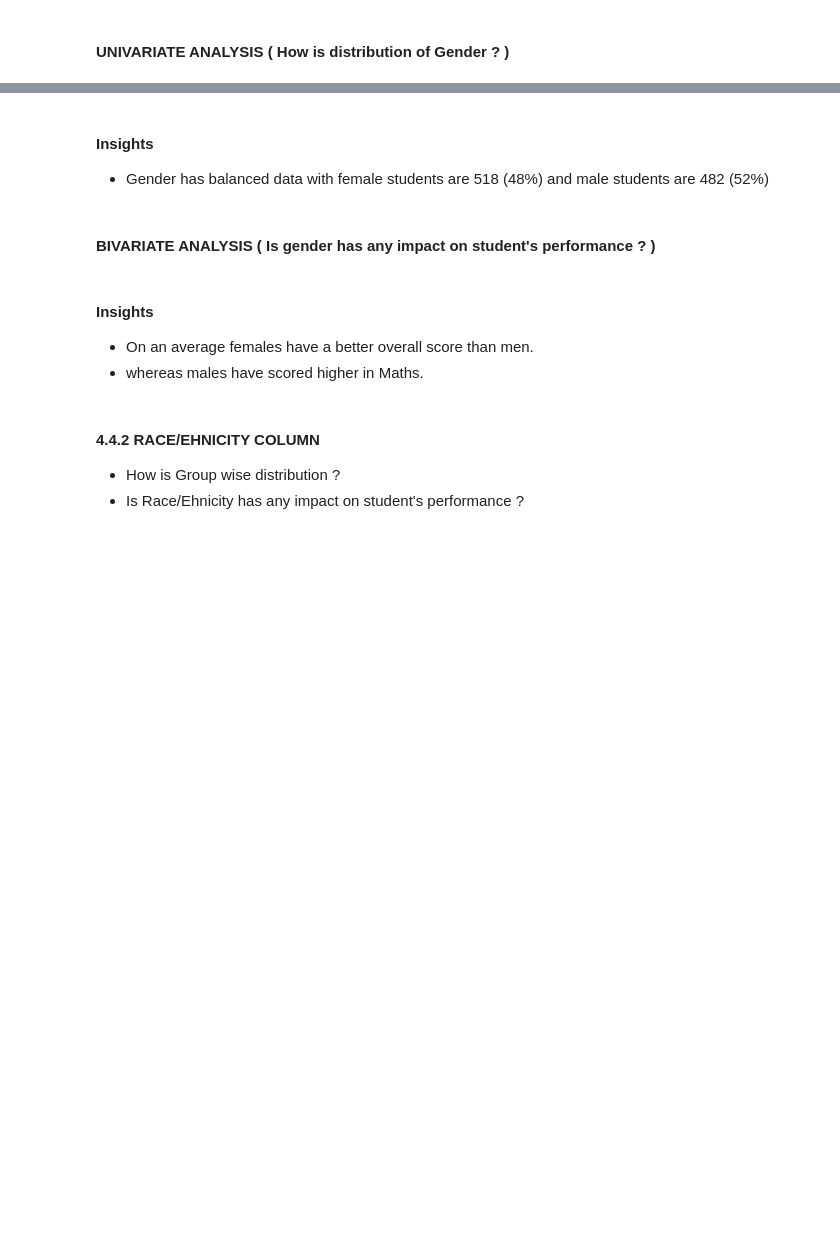
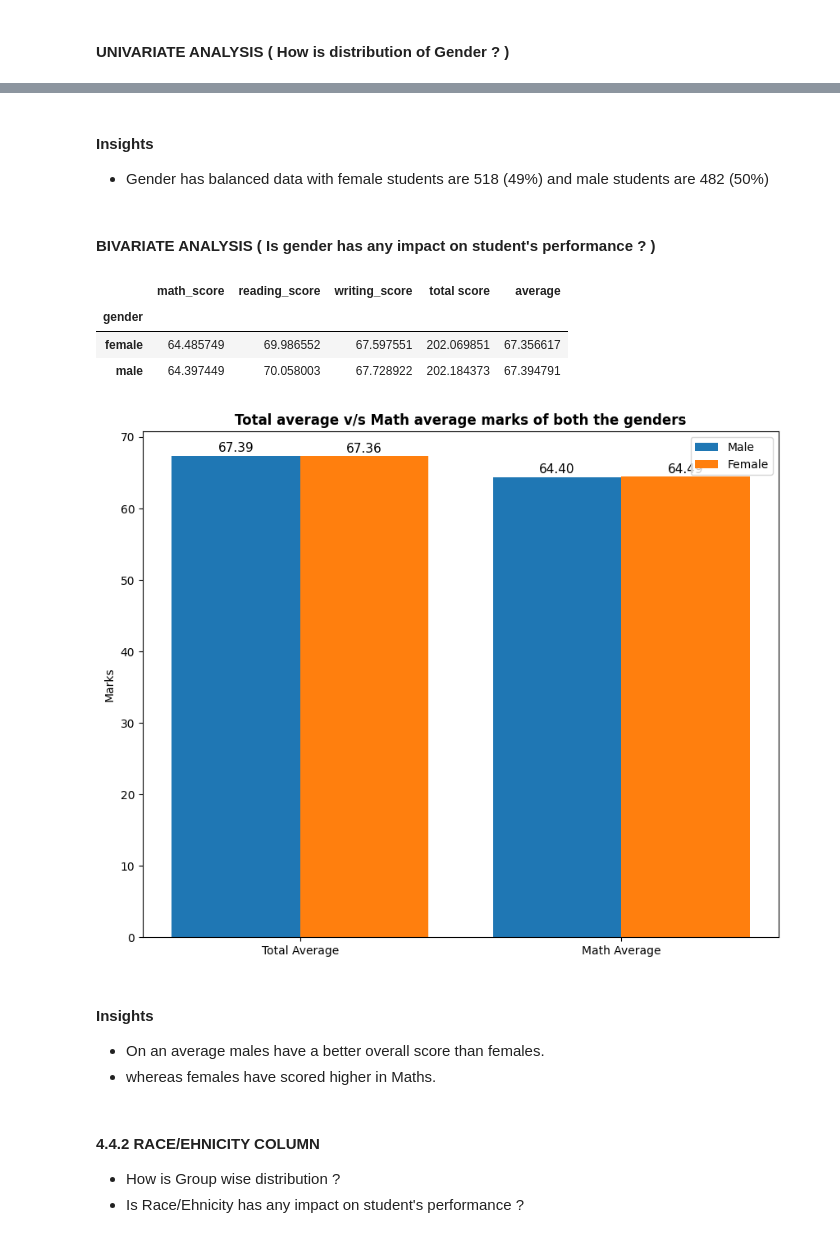
Before and after one commit to Hrishabh-V/student-score-prediction, a Jupyter notebook: notebook/1 . EDA STUDENT PERFORMANCE .ipynb, the cells around one changed output, grey strips where cells are left out. Drawn from its saved outputs; the diff is of its cells as text; code cells hidden in the pictures; blank space fills up the shorter version.

```diff
--- a/notebook/1 . EDA STUDENT PERFORMANCE .ipynb
+++ b/notebook/1 . EDA STUDENT PERFORMANCE .ipynb
@@ -420,34 +438,44 @@ plt.show()
 # %% [markdown]
 #### Insights
-- Gender has balanced data with female students are 518 (48%) and male students are 482 (52%)
+- Gender has balanced data with female students are 518 (49%) and male students are 482 (50%)
 # %% [markdown]
 #### BIVARIATE ANALYSIS ( Is gender has any impact on student's performance ? )
 # %%
-gender_group = df.groupby('gender').mean()
+gender_group = df.groupby('gender')[['math_score', 'reading_score', 'writing_score', 'total score', 'average']].mean()
 gender_group
+# %% [output]
+|  | math_score | reading_score | writing_score | total score | average |
+| gender |  |  |  |  |  |
+| female | 64.485749 | 69.986552 | 67.597551 | 202.069851 | 67.356617 |
+| male | 64.397449 | 70.058003 | 67.728922 | 202.184373 | 67.394791 |
 # %%
 plt.figure(figsize=(10, 8))
 
 X = ['Total Average','Math Average']
 
 
-female_scores = [gender_group['average'][0], gender_group['math score'][0]]
-male_scores = [gender_group['average'][1], gender_group['math score'][1]]
+female_scores = [gender_group['average'][0], gender_group['math_score'][0]]
+male_scores = [gender_group['average'][1], gender_group['math_score'][1]]
 
 X_axis = np.arange(len(X))
 
 plt.bar(X_axis - 0.2, male_scores, 0.4, label = 'Male')
 plt.bar(X_axis + 0.2, female_scores, 0.4, label = 'Female')
+for i in range(len(X)):
+    plt.text(X_axis[i] - 0.2, male_scores[i] + 0.5, f'{male_scores[i]:.2f}', ha='center', fontsize=11)
+    plt.text(X_axis[i] + 0.2, female_scores[i] + 0.5, f'{female_scores[i]:.2f}', ha='center', fontsize=11)
 
 plt.xticks(X_axis, X)
 plt.ylabel("Marks")
 plt.title("Total average v/s Math average marks of both the genders", fontweight='bold')
 plt.legend()
 plt.show()
+# %% [output]
+[figure, added]
 # %% [markdown]
 #### Insights
-- On an average females have a better overall score than men.
-- whereas males have scored higher in Maths.
+- On an average males have a better overall score than females.
+- whereas females have scored higher in Maths.
 # %% [markdown]
 #### 4.4.2 RACE/EHNICITY COLUMN
 - How is Group wise distribution ?
```
Also changed, not shown: parts of 33 cells of this notebook.
